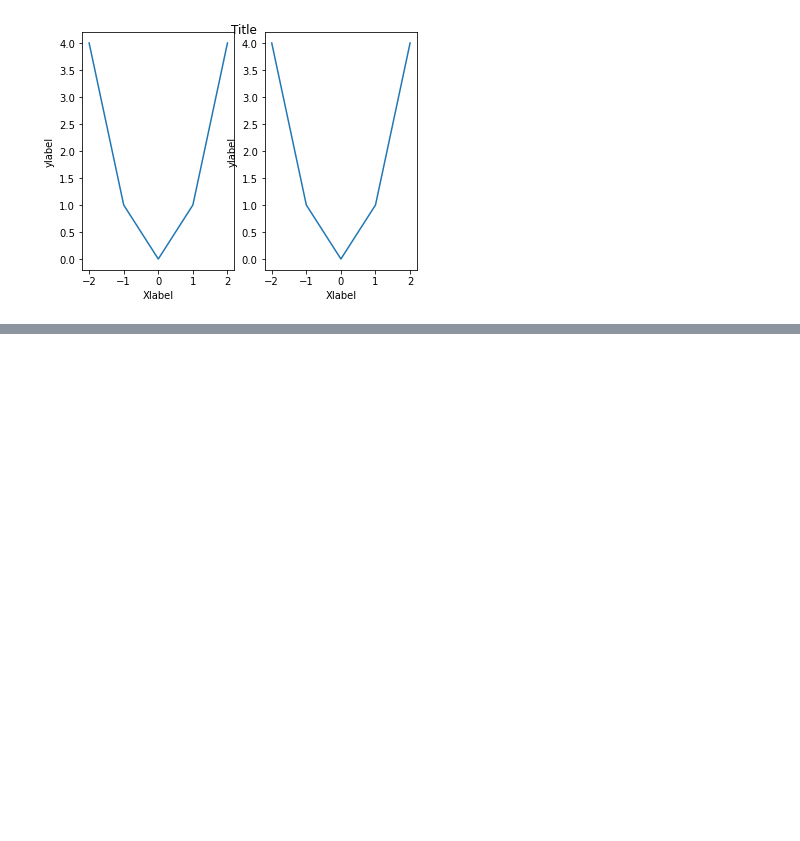
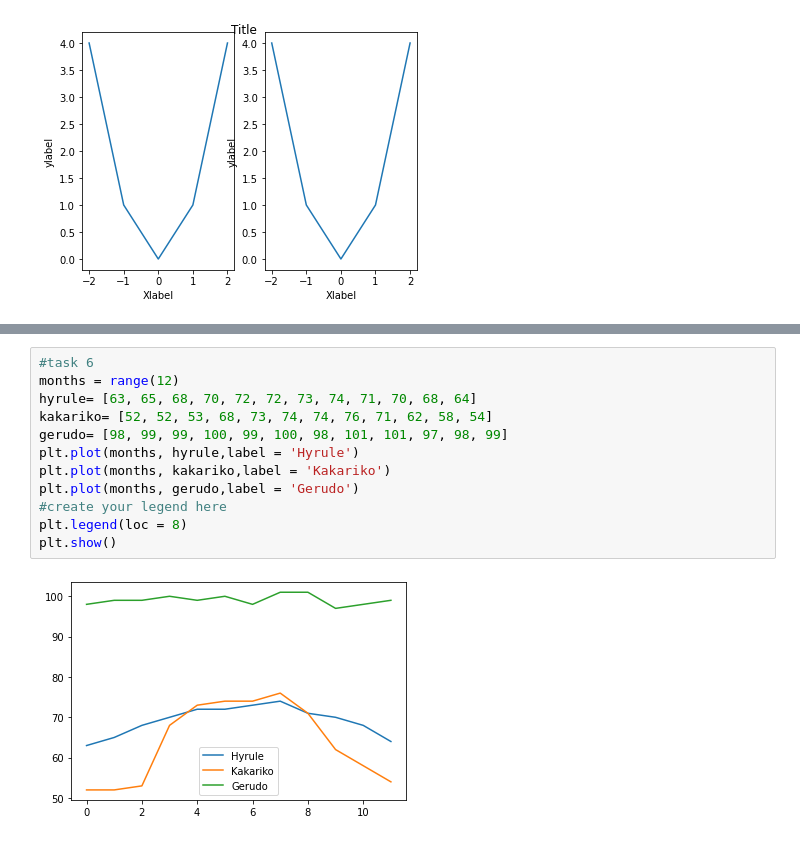
Before and after one commit to smhassan123/test, a Jupyter notebook: Visualisation Tasks.ipynb, the cells around one changed output, grey strips where cells are left out. Saved outputs shown, nothing was run; the diff lists cells and outputs as text; blank space fills up the shorter version.

```diff
--- a/Visualisation Tasks.ipynb
+++ b/Visualisation Tasks.ipynb
@@ -94,0 +107,14 @@ plt.show()
+# %%
+#task 6
+months = range(12)
+hyrule= [63, 65, 68, 70, 72, 72, 73, 74, 71, 70, 68, 64]
+kakariko= [52, 52, 53, 68, 73, 74, 74, 76, 71, 62, 58, 54]
+gerudo= [98, 99, 99, 100, 99, 100, 98, 101, 101, 97, 98, 99]
+plt.plot(months, hyrule,label = 'Hyrule')
+plt.plot(months, kakariko,label = 'Kakariko')
+plt.plot(months, gerudo,label = 'Gerudo')
+#create your legend here
+plt.legend(loc = 8)
+plt.show()
+# %% [output]
+[figure, added]
```
Also changed, not shown: parts of 4 cells of this notebook.
